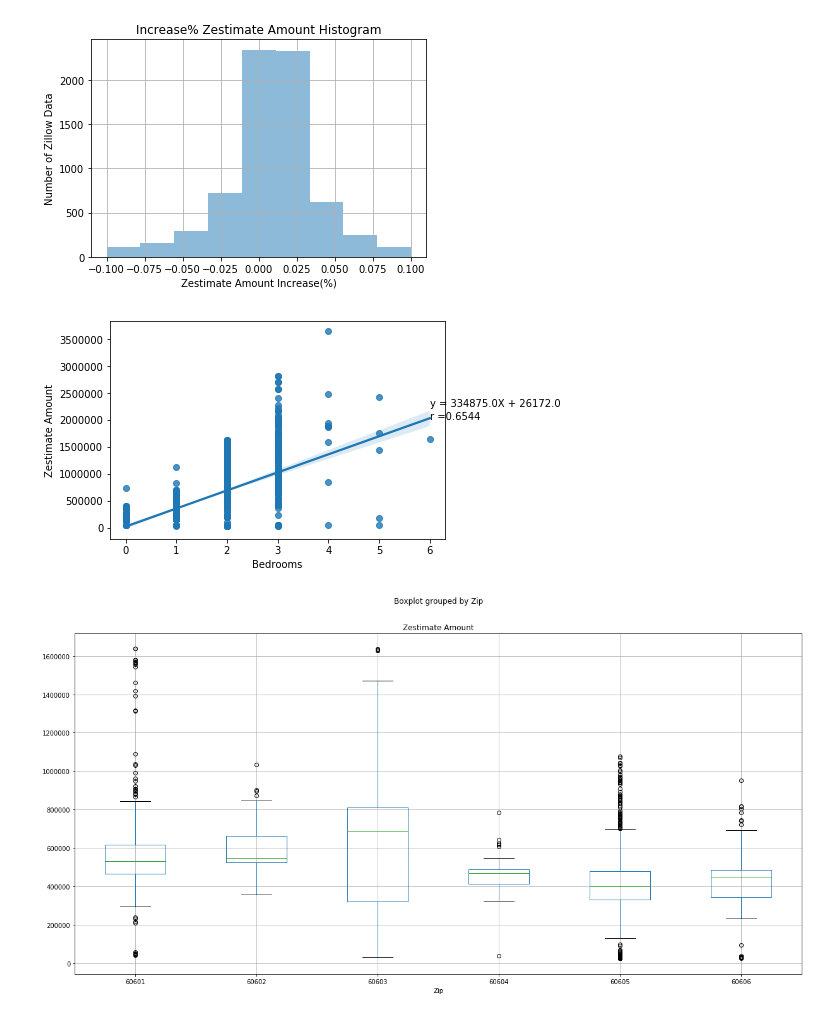
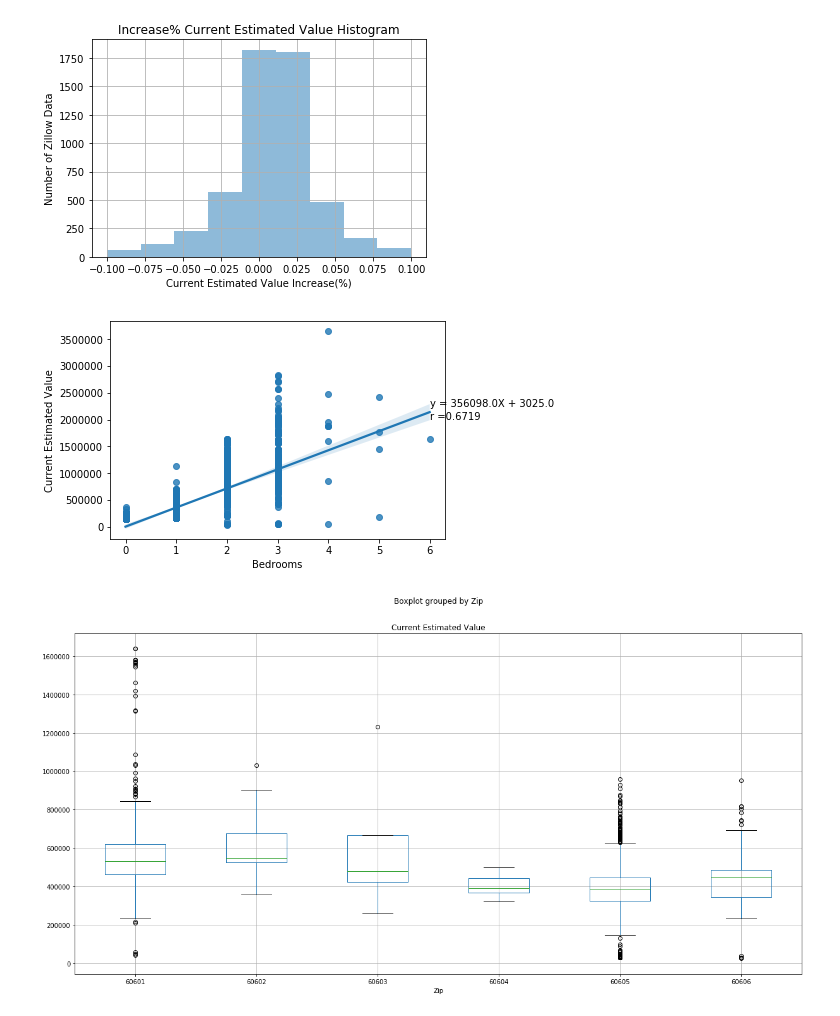
Before and after one commit to FeLowe/NW-Bootcamp-Projects, a Jupyter notebook: analysis.ipynb, the cells around one changed output. Drawn from its saved outputs; the diff is of its cells as text; code cells hidden in the pictures.

```diff
--- a/analysis.ipynb
+++ b/analysis.ipynb
@@ -23,4 +22,0 @@ general_df.head()
-# %%
-# General data
-general_df = pd.read_csv('final_zillow_info.csv').dropna(subset=['Zillow ID','Zestimate Amount','Bedrooms']).loc[general_df['Home Type']=='Condominium']
-general_df.head()
@@ -37,0 +23,4 @@ general_df['Zestimate Amount'].std()
+# %%
+condo_df = general_df.loc[general_df['Home Type']=='Condominium'] #creates a df for 'Condo' only
+print(len(condo_df))
+condo_df.head()
@@ -37,0 +35,7 @@ general_df['Zestimate Amount'].std()
+# %%
+# CHANGE COLUMN NAME
+condo_df = condo_df.rename(columns={"Tax_Year":"Tax Year","Last Sold Date":"Sold Date","Last Sold Price":"Sold Price",
+                                    "Zestimate Amount": "Current Estimated Value",
+                                    "Zestimate Date":"Estimated Date",
+                                    "Zestimate Value Change":"Estimated Value Change"})
+condo_df.head()
@@ -60,45 +74,45 @@ plt.savefig("Images/histogram1.png")
 # %%
 #Clean data for Increase% Histgram
-general_df['Amount 30days before'] = general_df['Zestimate Amount']-general_df['Zestimate Value Change']
-general_df['Increase% for 30days'] = general_df['Zestimate Value Change']/general_df['Amount 30days before']
+condo_df['Amount 30days before'] = condo_df['Current Estimated Value']-condo_df['Estimated Value Change']
+condo_df['Increase% for 30days'] = condo_df['Estimated Value Change']/condo_df['Amount 30days before']
 # Increase_df = general_df.dropna(subset=['Increase% for 30days']).map('{:,.2%}'.format)
 # %%
 # Show Increase% Histgram
-general_df_hist_increase = general_df.drop([0]).hist(['Increase% for 30days'],range=(-0.1,0.1),bins=9,alpha=0.5)
-plt.xlabel('Zestimate Amount Increase(%)')
+condo_df_hist_increase = condo_df.drop([0]).hist(['Increase% for 30days'],range=(-0.1,0.1),bins=9,alpha=0.5)
+plt.xlabel('Current Estimated Value Increase(%)')
 plt.ylabel('Number of Zillow Data')
-plt.title('Increase% Zestimate Amount Histogram')
+plt.title('Increase% Current Estimated Value Histogram')
 plt.savefig("Images/histogram2.png")
 #plt.show()
 # %% [output]
-[figure, old version]
+[figure, new version]
 # %%
 # Calc correlation between Zestimate amount vs Bedrooms
-general_df_zip1 = general_df.loc[general_df['Zip']==60601]
+condo_df_zip1 = condo_df.loc[general_df['Zip']==60601]
 
 # Calc r
-r = np.corrcoef (general_df_zip1['Bedrooms'], general_df_zip1['Zestimate Amount'])[1,0]
+r = np.corrcoef (condo_df_zip1['Bedrooms'], condo_df_zip1['Current Estimated Value'])[1,0]
 r_round = 'r =' + str(r.round(4))
 
 # Calc Linear function
-myXset = np.array(general_df_zip1['Bedrooms'])
-myYset = np.array(general_df_zip1['Zestimate Amount'])
+myXset = np.array(condo_df_zip1['Bedrooms'])
+myYset = np.array(condo_df_zip1['Current Estimated Value'])
 coefficient = np.polyfit(myXset, myYset, 1)
 Y_func = np.poly1d(coefficient)
 linear = 'y = ' + str(coefficient[0].round(0)) + 'X + ' + str(coefficient[1].round())
 linear
 
 # Show scatter
-sns.regplot(x='Bedrooms',y='Zestimate Amount',data=general_df_zip1,truncate=True)
+sns.regplot(x='Bedrooms',y='Current Estimated Value',data=condo_df_zip1,truncate=True)
 plt.annotate(linear,xy=(6,2250000))
 plt.annotate(r_round,xy=(6,2000000))
 plt.savefig("Images/scatter.png")
 # %% [output]
-[figure, old version]
+[figure, new version]
 # %%
 # only focus on 2bed/2bath to see the variance of amount by zip
-Boxplot = general_df.loc[general_df['Bedrooms']==2].loc[general_df['Bathrooms']==2]
-Boxplot.boxplot('Zestimate Amount',by="Zip",figsize=(20, 10))
+Boxplot = condo_df.loc[condo_df['Bedrooms']==2].loc[condo_df['Bathrooms']==2]
+Boxplot.boxplot('Current Estimated Value',by="Zip",figsize=(20, 10))
 plt.savefig("Images/boxplot.png")
 # %% [output]
-[figure, old version]
+[figure, new version]
```
Also changed, not shown: parts of 7 cells of this notebook, 5 other files.
